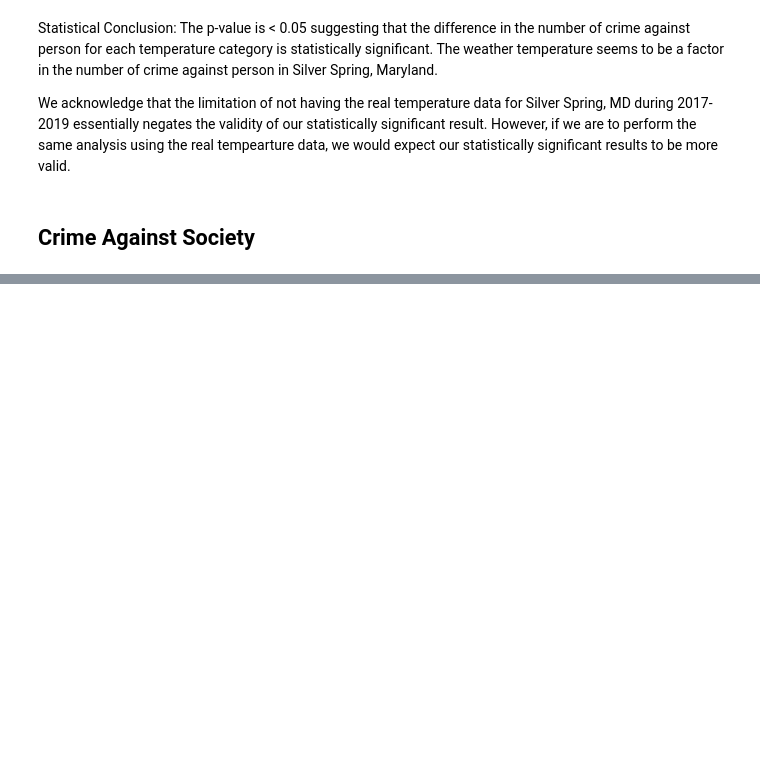
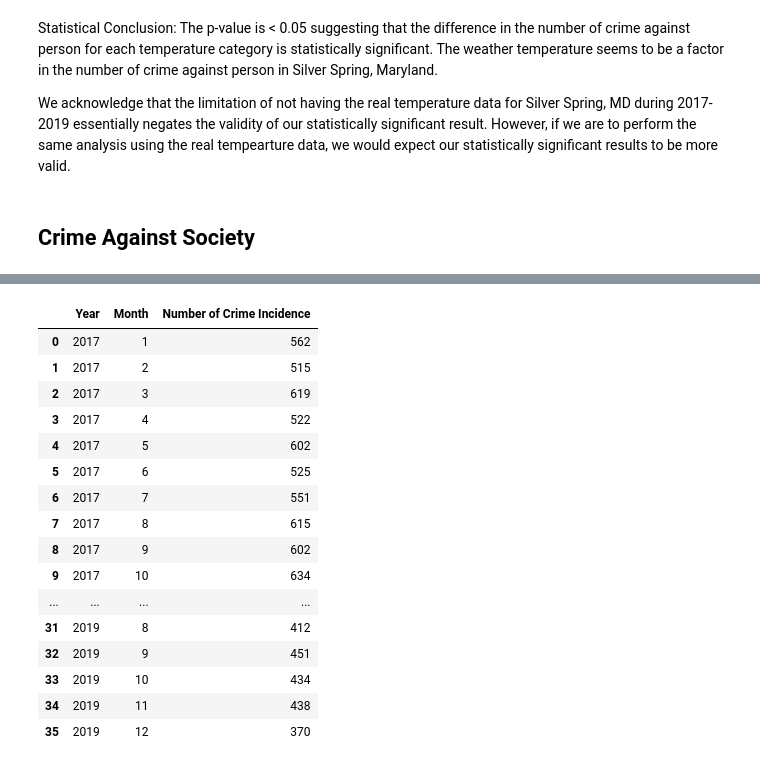
Before and after one commit to siekmeierpaul/Project1-Team6, a Jupyter notebook: Weather & Crime in Silver Spring_Maryland.ipynb, the cells around one changed output, grey strips where cells are left out. Drawn from its saved outputs; the diff is of its cells as text; code cells hidden in the pictures; blank space fills up the shorter version.

```diff
--- a/Weather & Crime in Silver Spring_Maryland.ipynb
+++ b/Weather & Crime in Silver Spring_Maryland.ipynb
@@ -737,3 +1348,24 @@ s_month_year_df
+# %%
+s_month_year_index_df = s_month_year_df.reset_index(drop=False)
+s_month_year_index_df
+# %% [output]
+|  | Year | Month | Number of Crime Incidence |
+| 0 | 2017 | 1 | 562 |
+| 1 | 2017 | 2 | 515 |
+| 2 | 2017 | 3 | 619 |
+| 3 | 2017 | 4 | 522 |
+| 4 | 2017 | 5 | 602 |
+| 5 | 2017 | 6 | 525 |
+| 6 | 2017 | 7 | 551 |
+| 7 | 2017 | 8 | 615 |
+| 8 | 2017 | 9 | 602 |
+| 9 | 2017 | 10 | 634 |
+| ... | ... | ... | ... |
+| 31 | 2019 | 8 | 412 |
+| 32 | 2019 | 9 | 451 |
+| 33 | 2019 | 10 | 434 |
+| 34 | 2019 | 11 | 438 |
+| 35 | 2019 | 12 | 370 |
 # %%
 #average for each month
 scrimeavg = s_month_year_df.groupby("Month")
```
Also changed, not shown: parts of 72 cells of this notebook.
